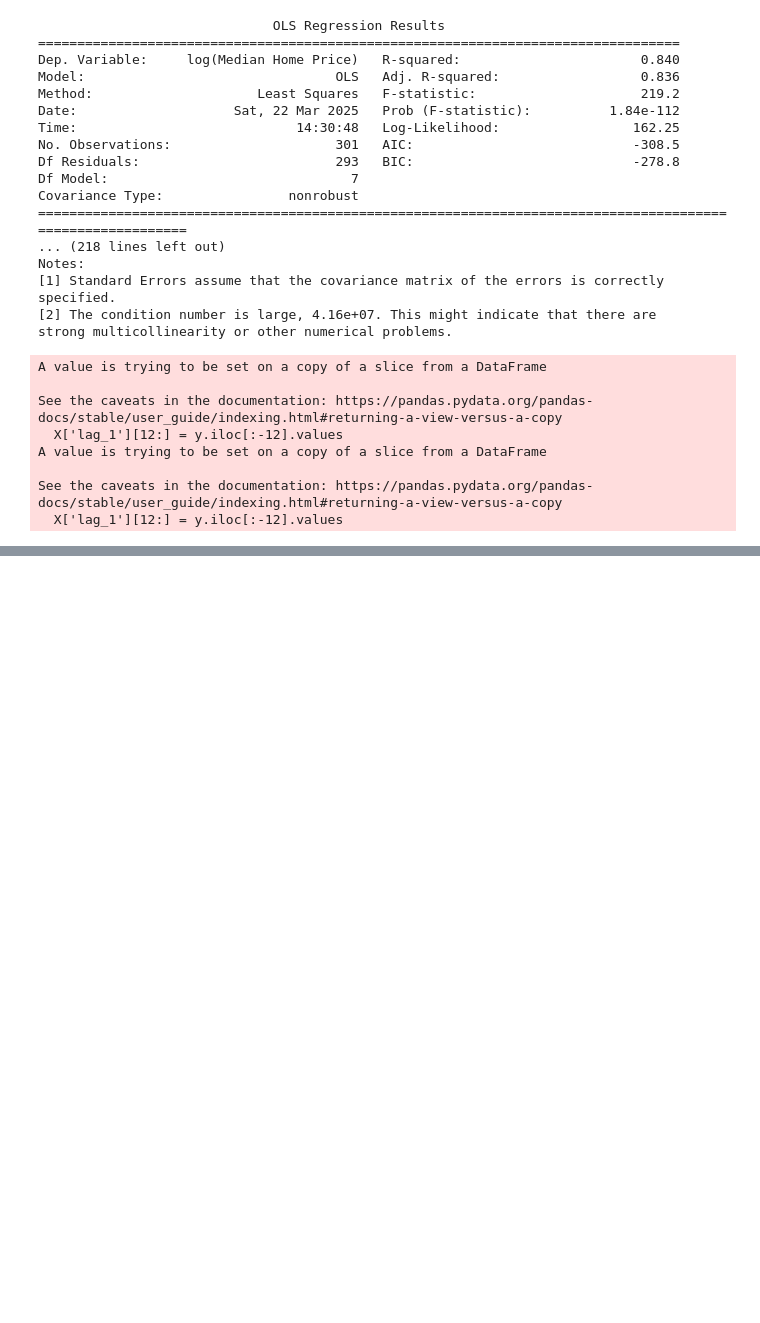
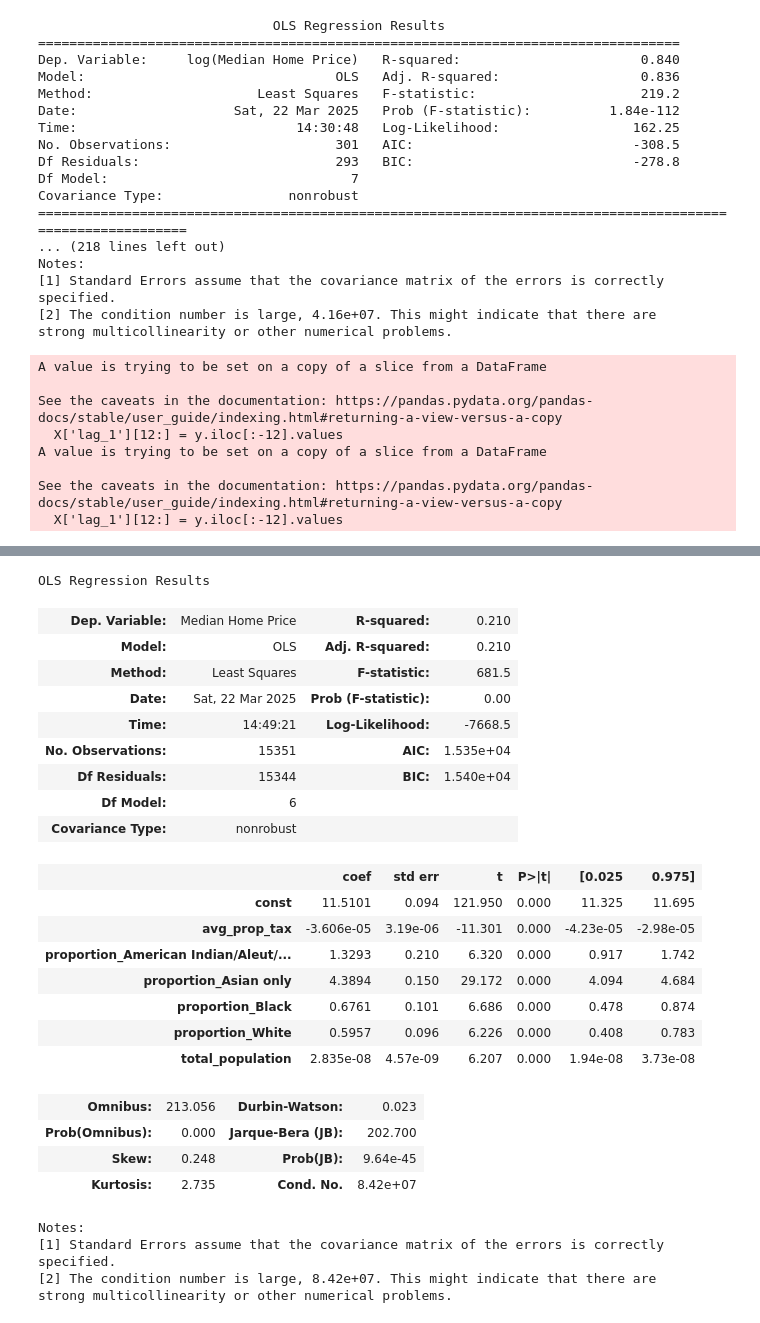
Before and after one commit to jpatrickb/vol3_housing_project, a Jupyter notebook: regression.ipynb, the cells around one changed output, grey strips where cells are left out. Drawn from its saved outputs; the diff is of its cells as text; code cells hidden in the pictures; blank space fills up the shorter version.

Commit message:
Attempted regressing and hierarchical model

```diff
--- a/regression.ipynb
+++ b/regression.ipynb
@@ -138,3 +138,18 @@ A value is trying to be set on a copy of a slice from a DataFrame
 
 See the caveats in the documentation: https://pandas.pydata.org/pandas-docs/stable/user_guide/indexing.html#returning-a-view-versus-a-copy
   X['lag_1'][12:] = y.iloc[:-12].values
+# %%
+params = []
+
+for group, data in df.groupby('statefip'):
+    # print(f"State: {group}")
+    X = data[X_cols]
+    X = sm.add_constant(X)
+    # y = data[y_col]
+    y = np.log(data[y_col]).rename(f"log({data[y_col].name})")
+
+    model = OLS(y, X).fit()
+    params.append(model.params)
+
+print(pd.DataFrame(params).mean())
+print(pd.DataFrame(params).std())
@@ -140,0 +173,34 @@ See the caveats in the documentation: https://pandas.pydata.org/pandas-docs/stab
+# %%
+X = df[X_cols]
+y = np.log(df[y_col])
+X = sm.add_constant(X)
+
+model = OLS(y, X).fit()
+model.summary()
+# %% [output]
+OLS Regression Results
+| Dep. Variable: | Median Home Price | R-squared: | 0.210 |
+| Model: | OLS | Adj. R-squared: | 0.210 |
+| Method: | Least Squares | F-statistic: | 681.5 |
+| Date: | Sat, 22 Mar 2025 | Prob (F-statistic): | 0.00 |
+| Time: | 14:49:21 | Log-Likelihood: | -7668.5 |
+| No. Observations: | 15351 | AIC: | 1.535e+04 |
+| Df Residuals: | 15344 | BIC: | 1.540e+04 |
+| Df Model: | 6 |  |  |
+| Covariance Type: | nonrobust |  |  |
+|  | coef | std err | t | P>|t| | [0.025 | 0.975] |
+| const | 11.5101 | 0.094 | 121.950 | 0.000 | 11.325 | 11.695 |
+| avg_prop_tax | -3.606e-05 | 3.19e-06 | -11.301 | 0.000 | -4.23e-05 | -2.98e-05 |
+| proportion_American Indian/Aleut/... | 1.3293 | 0.210 | 6.320 | 0.000 | 0.917 | 1.742 |
+| proportion_Asian only | 4.3894 | 0.150 | 29.172 | 0.000 | 4.094 | 4.684 |
+| proportion_Black | 0.6761 | 0.101 | 6.686 | 0.000 | 0.478 | 0.874 |
+| proportion_White | 0.5957 | 0.096 | 6.226 | 0.000 | 0.408 | 0.783 |
+| total_population | 2.835e-08 | 4.57e-09 | 6.207 | 0.000 | 1.94e-08 | 3.73e-08 |
+| Omnibus: | 213.056 | Durbin-Watson: | 0.023 |
+| Prob(Omnibus): | 0.000 | Jarque-Bera (JB): | 202.700 |
+| Skew: | 0.248 | Prob(JB): | 9.64e-45 |
+| Kurtosis: | 2.735 | Cond. No. | 8.42e+07 |
+Notes:
+[1] Standard Errors assume that the covariance matrix of the errors is correctly specified.
+[2] The condition number is large, 8.42e+07. This might indicate that there are
+strong multicollinearity or other numerical problems.
```
Also changed, not shown: parts of 1 cell of this notebook, 1 other file.
